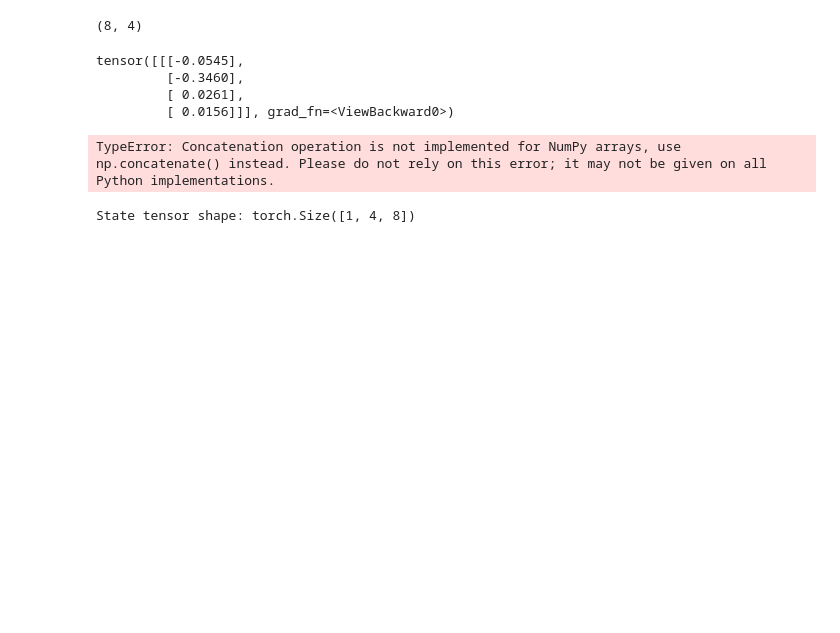
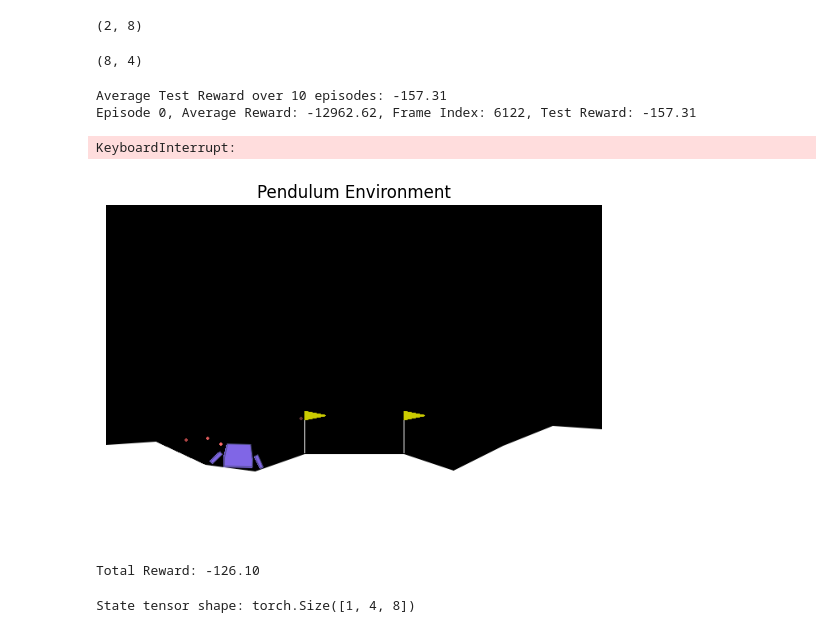
Before and after one commit to erne2086/dirtyRL, a Jupyter notebook: discretePPO.ipynb, the cells around one changed output. Saved outputs shown, nothing was run; the diff lists cells and outputs as text; code cells hidden in the pictures; blank space fills up the shorter version.

Commit message:
Added discrete PPO

```diff
--- a/discretePPO.ipynb
+++ b/discretePPO.ipynb
@@ -4,7 +4,7 @@ import random
 env_name = "LunarLander-v3"
 env = gym.make(env_name, render_mode="human")
 # %%
-vec_envs = gym.make_vec(env_name, num_envs=4)
+vec_envs = gym.make_vec(env_name, num_envs=2)
 state = vec_envs.reset()
 # %%
 # visualize the environment in the notebook
@@ -79,11 +79,15 @@ class ActorCritic(nn.Module):
         self.actor = nn.Sequential(
             nn.Linear(input_dim, hidden_dim),
             nn.ReLU(),
+            nn.Linear(hidden_dim, hidden_dim),
+            nn.ReLU(),
             nn.Linear(hidden_dim, output_dim),
             nn.Softmax(dim=-1)  # For discrete action spaces
         )
         self.critic = nn.Sequential(
             nn.Linear(input_dim, hidden_dim),
+            nn.ReLU(),
+            nn.Linear(hidden_dim, hidden_dim),
             nn.ReLU(),
             nn.Linear(hidden_dim, 1)
         )
@@ -142,10 +148,15 @@ vec_envs.action_space.nvec.shape
+# %%
+vec_envs.observation_space.shape
+# its 2 environments, with 8 observation elements each
+# %% [output]
+(2, 8)
 # %%
 # hyperparameters
 learning_rate = 3e-4
 input_dim = vec_envs.observation_space.shape[1]
-output_dim = vec_envs.action_space.shape[0]  # For discrete action spaces
-hidden_dim = 128
-num_episodes = 10000
+output_dim = int(vec_envs.action_space[0].n) # For discrete action spaces, it is one per keyboard in the discrete action space
+hidden_dim = 512
+num_episodes = 10_000
 max_frames = 30_000
 
 # Initialize actor-critic model and optimizer
@@ -263,14 +281,44 @@ def train_ppo(vec_envs, env, actor_critic, optimizer, num_episodes: int = 10000,
     return test_rewards
 # %%
 # Train the PPO agent
-test_rewards = train_ppo(vec_envs, env, actor_critic, optimizer, num_episodes=10000, max_frames=max_frames)
+test_rewards = train_ppo(vec_envs, env, actor_critic, optimizer, num_episodes=30_000, max_frames=max_frames)
 plot_rewards(test_rewards, title="PPO Training Rewards")
 # %% [output]
-tensor([[[-0.0545],
-         [-0.3460],
-         [ 0.0261],
-         [ 0.0156]]], grad_fn=<ViewBackward0>)
+Average Test Reward over 10 episodes: -157.31
+Episode 0, Average Reward: -12962.62, Frame Index: 6122, Test Reward: -157.31
-TypeError: Concatenation operation is not implemented for NumPy arrays, use np.concatenate() instead. Please do not rely on this error; it may not be given on all Python implementations.
+KeyboardInterrupt:
+# %%
+# test the trained agent
+
+state, info = env.reset()
+
+frame = env.render()
+clear_output(wait=True)
+plt.imshow(frame)
+plt.axis('off')
+plt.title('Pendulum Environment')
+plt.show()
+done = False
+truncated = False
+total_reward = 0
+while not (done or truncated):
+    state = torch.FloatTensor(state).unsqueeze(0)
+    action_probs, value = actor_critic(state)
+    dist = Categorical(action_probs)
+    action = dist.sample()
+    next_state, reward, done, truncated, info = env.step(action.cpu().numpy()[0])
+    state = next_state
+    frame = env.render()
+    clear_output(wait=True)
+    plt.imshow(frame)
+    plt.axis('off')
+    plt.title('Pendulum Environment')
+    plt.show()
+    total_reward += reward
+print(f"Total Reward: {total_reward:.2f}")
+# %% [output]
+[figure, added]
+Total Reward: -126.10
 # %%
 state, info = vec_envs.reset()
 episode_reward = 0
```
Also changed, not shown: parts of 7 cells of this notebook, 2 other files.
